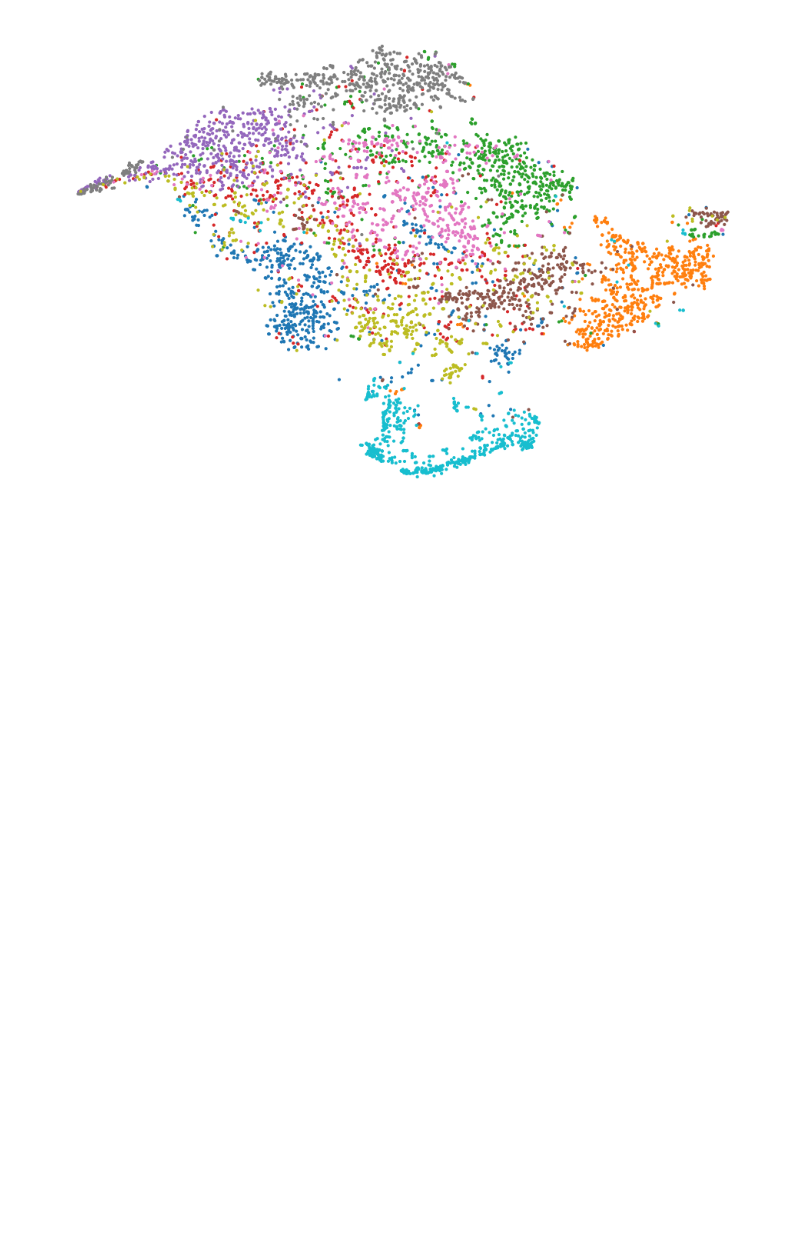
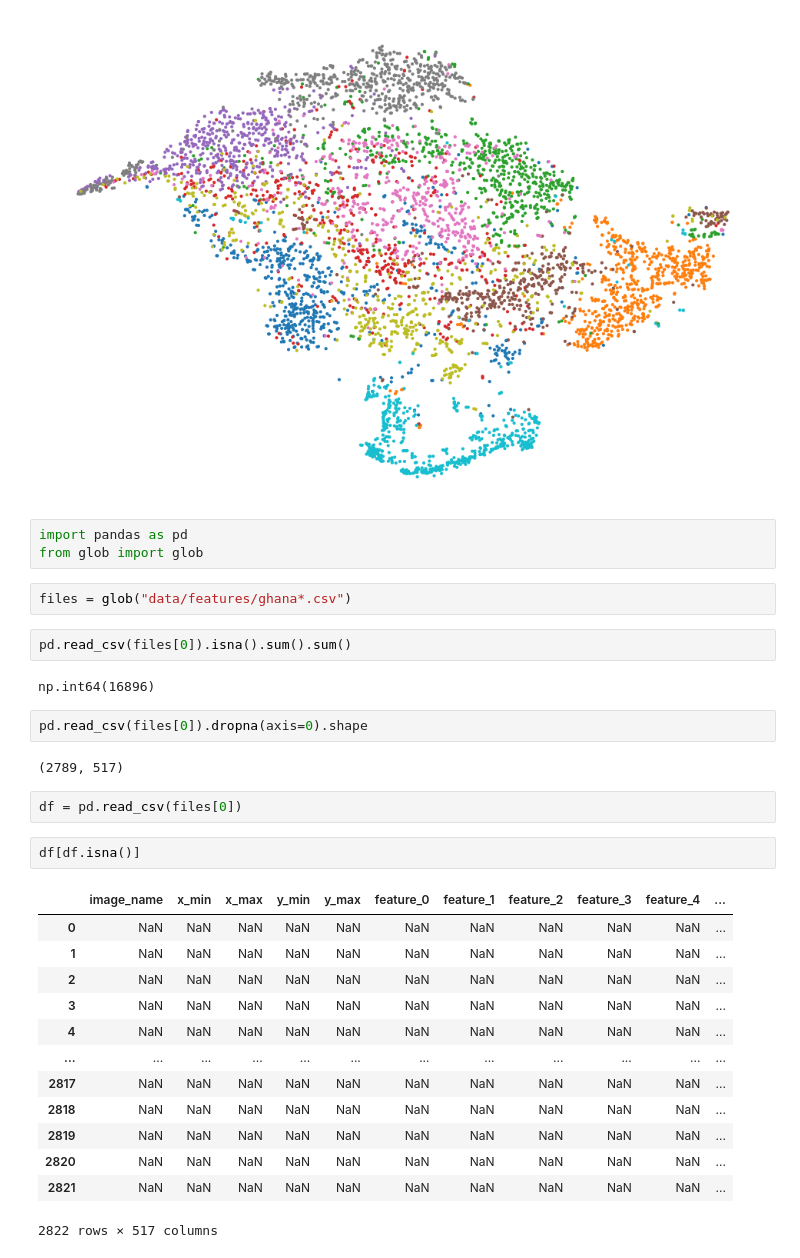
Before and after one commit to e-hokage777/remote-sensing-ssl, a Jupyter notebook: vis.ipynb, the cells around one changed output. Saved outputs shown, nothing was run; the diff lists cells and outputs as text; blank space fills up the shorter version.

```diff
--- a/vis.ipynb
+++ b/vis.ipynb
@@ -106,3 +106,34 @@ plt.axis(False)
 plt.show()
 # %% [output]
 [figure]
+# %%
+import pandas as pd
+from glob import glob
+# %%
+files = glob("data/features/ghana*.csv")
+# %%
+pd.read_csv(files[0]).isna().sum().sum()
+# %% [output]
+np.int64(16896)
+# %%
+pd.read_csv(files[0]).dropna(axis=0).shape
+# %% [output]
+(2789, 517)
+# %%
+df = pd.read_csv(files[0])
+# %%
+df[df.isna()]
+# %% [output]
+|  | image_name | x_min | x_max | y_min | y_max | feature_0 | feature_1 | feature_2 | feature_3 | feature_4 | ... |
+| 0 | NaN | NaN | NaN | NaN | NaN | NaN | NaN | NaN | NaN | NaN | ... |
+| 1 | NaN | NaN | NaN | NaN | NaN | NaN | NaN | NaN | NaN | NaN | ... |
+| 2 | NaN | NaN | NaN | NaN | NaN | NaN | NaN | NaN | NaN | NaN | ... |
+| 3 | NaN | NaN | NaN | NaN | NaN | NaN | NaN | NaN | NaN | NaN | ... |
+| 4 | NaN | NaN | NaN | NaN | NaN | NaN | NaN | NaN | NaN | NaN | ... |
+| ... | ... | ... | ... | ... | ... | ... | ... | ... | ... | ... | ... |
+| 2817 | NaN | NaN | NaN | NaN | NaN | NaN | NaN | NaN | NaN | NaN | ... |
+| 2818 | NaN | NaN | NaN | NaN | NaN | NaN | NaN | NaN | NaN | NaN | ... |
+| 2819 | NaN | NaN | NaN | NaN | NaN | NaN | NaN | NaN | NaN | NaN | ... |
+| 2820 | NaN | NaN | NaN | NaN | NaN | NaN | NaN | NaN | NaN | NaN | ... |
+| 2821 | NaN | NaN | NaN | NaN | NaN | NaN | NaN | NaN | NaN | NaN | ... |
+2822 rows × 517 columns
```
Also changed, not shown: parts of 1 cell of this notebook, 2 other files.
